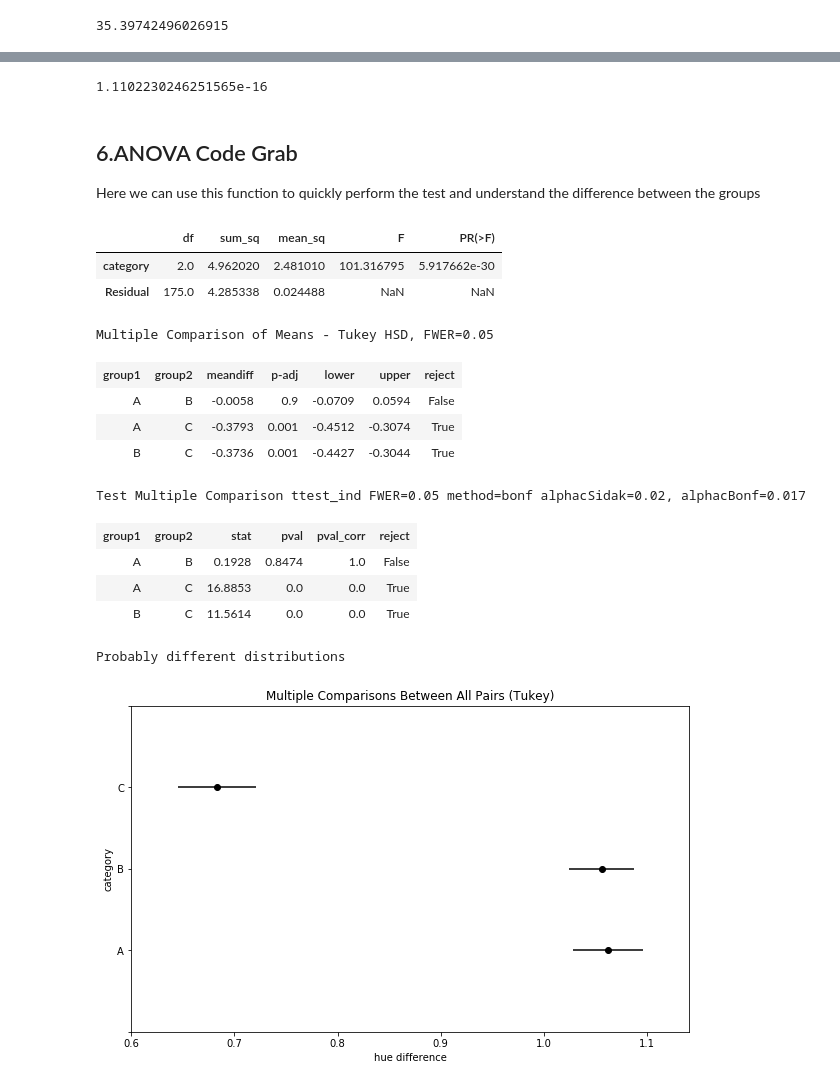
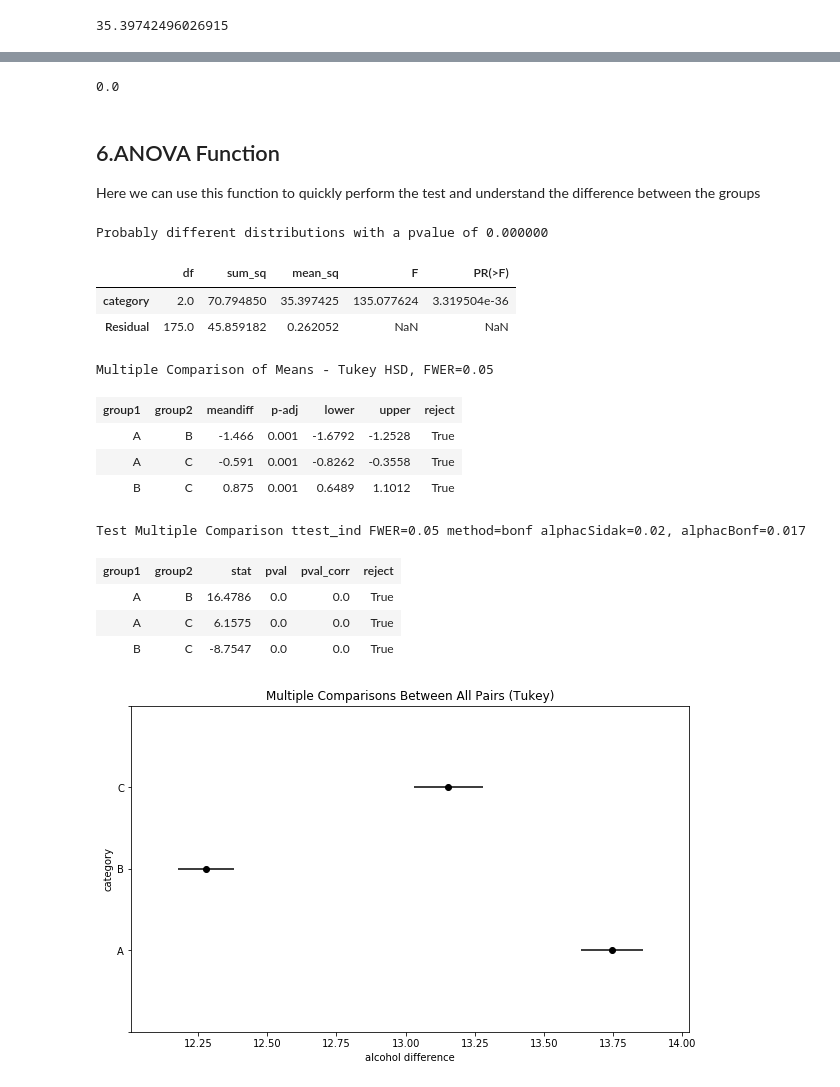
Before and after one commit to Rachel-commits/hypothesis-tests, a Jupyter notebook: Anova.ipynb, the cells around one changed output, grey strips where cells are left out. Cells and saved outputs as stored; diff of their text form; code cells hidden in the pictures.

Commit message:
Updated Anova Notebook

```diff
--- a/Anova.ipynb
+++ b/Anova.ipynb
@@ -221,0 +274,13 @@ Here we will perform all the calculations by hand to illustrate how the f statis
+# %%
+# QQ Plot
+from statsmodels.graphics.gofplots import qqplot
+# q-q plot
+qqplot(wine_alcohol['alcohol'], line='s')
+plt.title("QQ plot")
+plt.show()
+
+for cat in ['A','B','C']:
+    df = wine_alcohol[wine_alcohol['category'] == cat]
+    qqplot(df['alcohol'], line='s')
+    plt.title("Category "+ cat + " QQ plot" )
+    plt.show()
@@ -299,62 +466,71 @@ f
 # %%
 # compute p-value
 import scipy.stats
-p_value = 1 - scipy.stats.f.cdf(f, df_explained, df_residual)
+p_value = round(1 - scipy.stats.f.cdf(f, df_explained, df_residual),6)
 p_value
 # %% [output]
-1.1102230246251565e-16
+0.0
 # %% [markdown]
-## 6.ANOVA Code Grab
+## 6.ANOVA Function
 Here we can use this function to quickly perform the test and understand the difference between the groups
 # %%
 #This function takes the dataframe, the group variable name as a string and the testing variable name as a string
+from scipy import stats
+import statsmodels.api as sm
+import statsmodels.stats.multicomp as mc
+from statsmodels.formula.api import ols
+
+
 
 def anova(df,group,testing_var, alpha = 0.05):
     """Fits anova linear model. Returns nothing
     Displays Anova Table, Tukey and Bonferroni Stats"""
 
     formula =testing_var + " ~ " + group
     # fit the model
     lm = ols(formula, data=df).fit()
     #output the anova table
     anova_table = sm.stats.anova_lm(lm)
+
+    # Get the P value
+    p = anova_table.loc["category", "PR(>F)" ]
+    if p > alpha:
+        print('Probably the same distribution with a pvalue of {:2f}'.format(p))
+    else:
+        print('Probably different distributions with a pvalue of {:2f}'.format(p))
+
+    # Output the anova table
     display(anova_table)
 
     # Tukey
-    mc = statsmodels.stats.multicomp.MultiComparison(df[testing_var],df[group])
-    mc_results = mc.tukeyhsd(alpha) # can change the alpha rate here
-    display(mc_results.summary())
+    comp = mc.MultiComparison(df[testing_var],df[group])
+    tukey_results = comp.tukeyhsd(alpha) # can change the alpha rate here
 
-    fig = mc_results.plot_simultaneous( ylabel= group, xlabel= testing_var + " difference")
+    # Output the Tukey Summary
+    display(tukey_results.summary())
+
+    fig = tukey_results.plot_simultaneous( ylabel= group, xlabel= testing_var + " difference")
 
     # Bonferroni
-    comp = statsmodels.stats.multicomp.MultiComparison(df[testing_var],df[group])
     tbl, a1, a2 = comp.allpairtest(stats.ttest_ind,alpha = alpha, method= "bonf")
     display(tbl)
-
-    if p > alpha:
-        print('Probably the same distribution')
-    else:
-        print('Probably different distributions')
     return
 
 # Example Call
-anova(wine,"category","hue", 0.05)
-
-# statsmodels.stats.multicomp.MultiComparison()
+anova(wine,"category","alcohol", 0.05)
 # %% [output]
+Probably different distributions with a pvalue of 0.000000
 |  | df | sum_sq | mean_sq | F | PR(>F) |
-| category | 2.0 | 4.962020 | 2.481010 | 101.316795 | 5.917662e-30 |
-| Residual | 175.0 | 4.285338 | 0.024488 | NaN | NaN |
+| category | 2.0 | 70.794850 | 35.397425 | 135.077624 | 3.319504e-36 |
+| Residual | 175.0 | 45.859182 | 0.262052 | NaN | NaN |
-Multiple Comparison of Means - Tukey HSD, FWER=0.05
+Multiple Comparison of Means - Tukey HSD, FWER=0.05
 | group1 | group2 | meandiff | p-adj | lower | upper | reject |
-| A | B | -0.0058 | 0.9 | -0.0709 | 0.0594 | False |
-| A | C | -0.3793 | 0.001 | -0.4512 | -0.3074 | True |
-| B | C | -0.3736 | 0.001 | -0.4427 | -0.3044 | True |
+| A | B | -1.466 | 0.001 | -1.6792 | -1.2528 | True |
+| A | C | -0.591 | 0.001 | -0.8262 | -0.3558 | True |
+| B | C | 0.875 | 0.001 | 0.6489 | 1.1012 | True |
-Test Multiple Comparison ttest_ind FWER=0.05 method=bonf alphacSidak=0.02, alphacBonf=0.017
+Test Multiple Comparison ttest_ind FWER=0.05 method=bonf alphacSidak=0.02, alphacBonf=0.017
 | group1 | group2 | stat | pval | pval_corr | reject |
-| A | B | 0.1928 | 0.8474 | 1.0 | False |
-| A | C | 16.8853 | 0.0 | 0.0 | True |
-| B | C | 11.5614 | 0.0 | 0.0 | True |
+| A | B | 16.4786 | 0.0 | 0.0 | True |
+| A | C | 6.1575 | 0.0 | 0.0 | True |
+| B | C | -8.7547 | 0.0 | 0.0 | True |
-Probably different distributions
-[figure, old version]
+[figure, new version]
```
Also changed, not shown: parts of 19 cells of this notebook.
